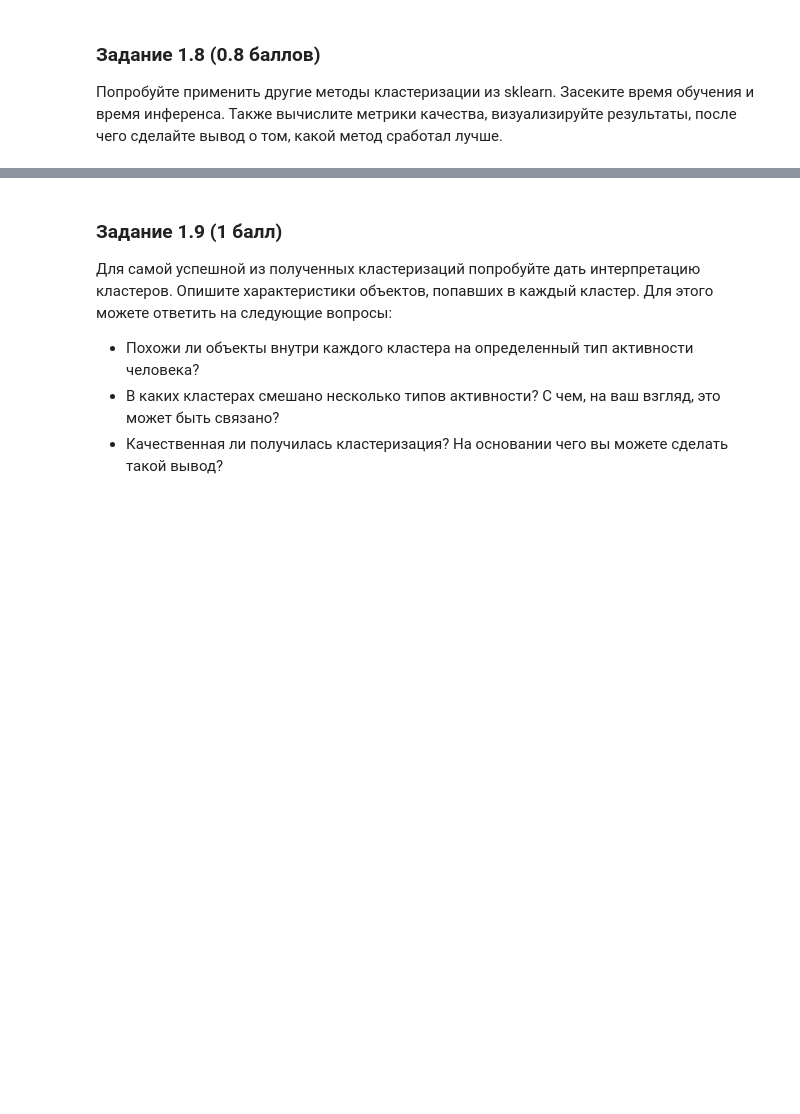
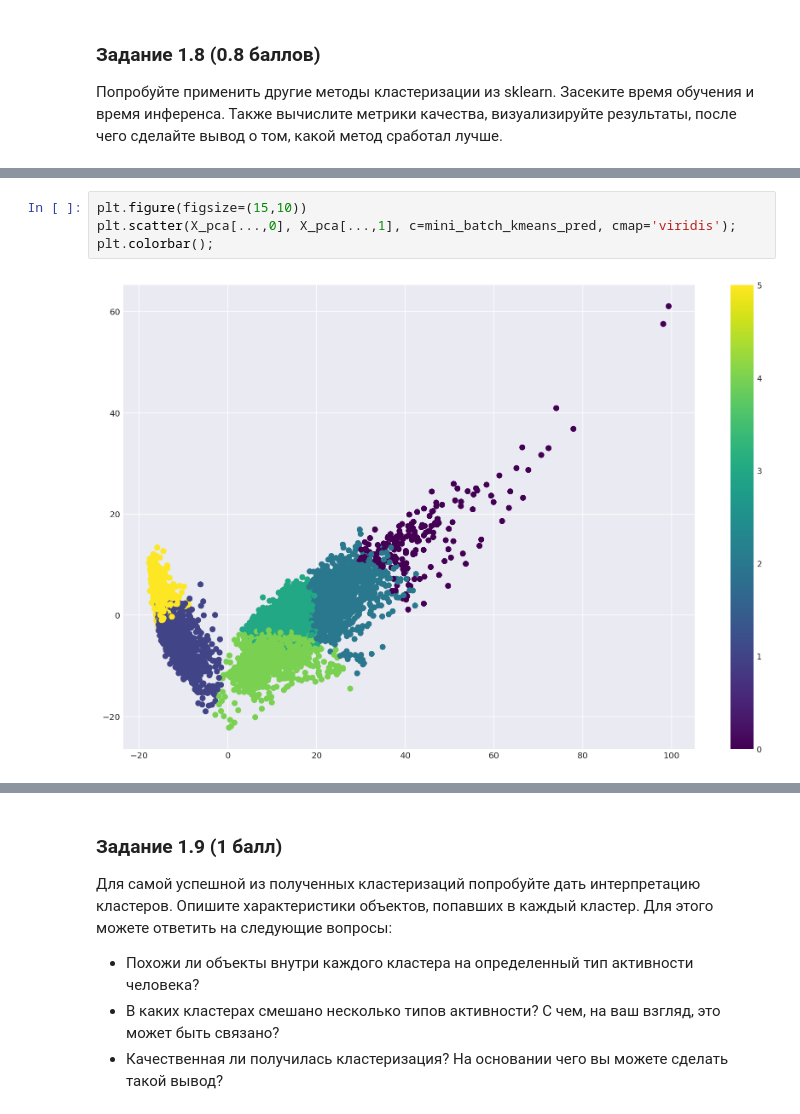
Before and after one commit to Kulikov17/MLDS_ML, a Jupyter notebook: HW4/clustering.ipynb, the cells around one changed output, grey strips where cells are left out. Drawn from its saved outputs; the diff is of its cells as text; blank space fills up the shorter version.

```diff
--- a/HW4/clustering.ipynb
+++ b/HW4/clustering.ipynb
@@ -174,0 +242,6 @@ NameError: ignored
+# %%
+plt.figure(figsize=(15,10))
+plt.scatter(X_pca[...,0], X_pca[...,1], c=mini_batch_kmeans_pred, cmap='viridis');
+plt.colorbar();
+# %% [output]
+[figure, added]
```
Also changed, not shown: parts of 38 cells of this notebook.
